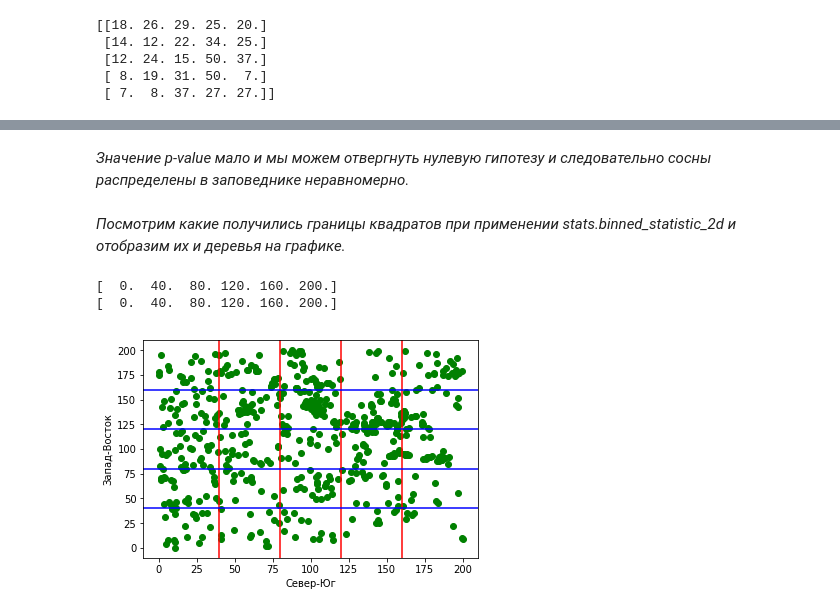
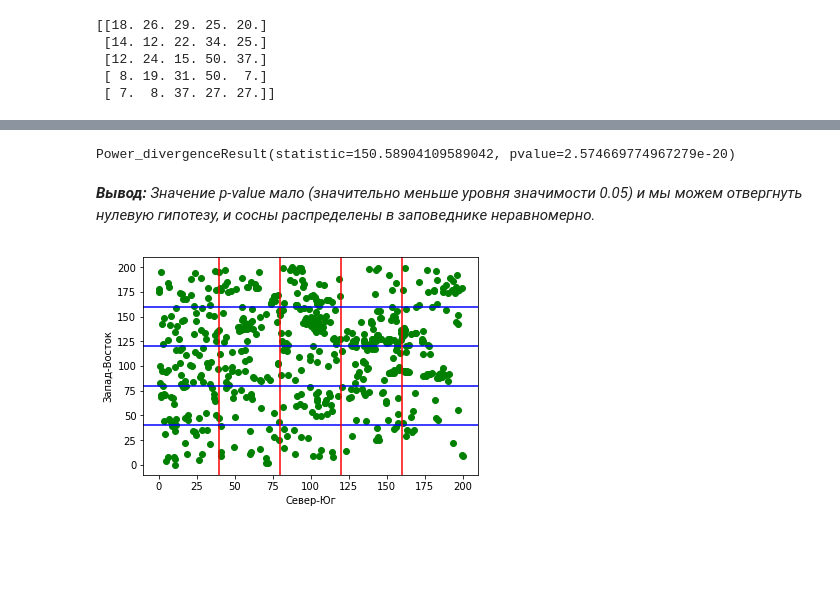
Before and after one commit to DariaSh90/Programming_tasks, a Jupyter notebook: Проверка гипотез.ipynb, the cells around one changed output, grey strips where cells are left out. Saved outputs shown, nothing was run; the diff lists cells and outputs as text; code cells hidden in the pictures; blank space fills up the shorter version.

```diff
--- a/Проверка гипотез.ipynb
+++ b/Проверка гипотез.ipynb
@@ -50,5 +120,6 @@ data.head()
 # %%
-result = stats.binned_statistic_2d(data['sn'], data['we'], None, 'count', bins=5)
+# Далее поделим участок на квадраты размерами 40 на 40 и посчитаем количество сосен в каждом.
+result = stats.binned_statistic_2d(data.sn, data.we, None, 'count', bins=5)
 print result.statistic
 # %% [output]
 [[18. 26. 29. 25. 20.]
@@ -62,6 +131,0 @@ print result.statistic
-# %%
-observed=[]
-for i in range(len(result.statistic)):
-    for j in range(len(result.statistic[i])):
-        observed.append(result.statistic[i][j])
-print observed
@@ -98,28 +146,22 @@ Power_divergenceResult(statistic=150.58904109589042, pvalue=2.574669774967279e-2
+# %%
+# Для проверки соответствует ли наблюдаемое распределение сосен равномерному, воспользуемся критерием согласия Пирсона.
+# H0: рассматриваемая величина имеет равномерное распределение.
+stats.chisquare(observed, expected, ddof = 0)
+# %% [output]
+Power_divergenceResult(statistic=150.58904109589042, pvalue=2.574669774967279e-20)
 # %% [markdown]
-*Значение p-value мало и мы можем отвергнуть нулевую гипотезу и следовательно сосны распределены в заповеднике неравномерно.*
+*__Вывод:__ Значение p-value мало (значительно меньше уровня значимости 0.05) и мы можем отвергнуть нулевую гипотезу, и сосны распределены в заповеднике неравномерно.*
-# %% [markdown]
-*Посмотрим какие получились границы квадратов при применении stats.binned_statistic_2d и отобразим их и деревья на графике.*
-# %%
-print(result.x_edge)
-print(result.y_edge)
-# %% [output]
-[  0.  40.  80. 120. 160. 200.]
-[  0.  40.  80. 120. 160. 200.]
-# %%
-import matplotlib.pyplot as plt
-plt.scatter(data['sn'], data['we'], c='green')
-plt.xlabel(u'Север-Юг')
-plt.ylabel(u'Запад-Восток')
-
-plt.axvline(40, color='r')
-plt.axvline(80, color='r')
-plt.axvline(120, color='r')
-plt.axvline(160, color='r')
-plt.axhline(40, color='b')
-plt.axhline(80, color='b')
-plt.axhline(120, color='b')
-plt.axhline(160, color='b')
-
-plt.show()
-# %% [output]
-[figure, removed]
+# %%
+# Посмотрим какие получились границы квадратов при применении stats.binned_statistic_2d
+# и отобразим их и деревья на графике.
+
+plt.scatter(data['sn'], data['we'], c='green')
+plt.xlabel(u'Север-Юг')
+plt.ylabel(u'Запад-Восток')
+
+for i in range(1,len(result.x_edge)-1):
+    plt.axvline(result.x_edge[i], color='r')
+    plt.axhline(result.y_edge[i], color='b')
+plt.show()
+# %% [output]
+[figure, added]
```
Also changed, not shown: parts of 26 cells of this notebook.
